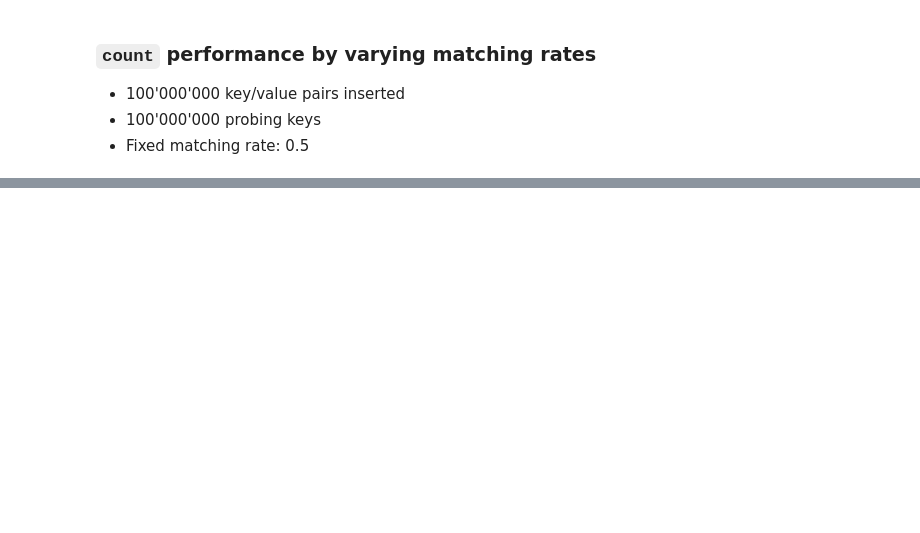
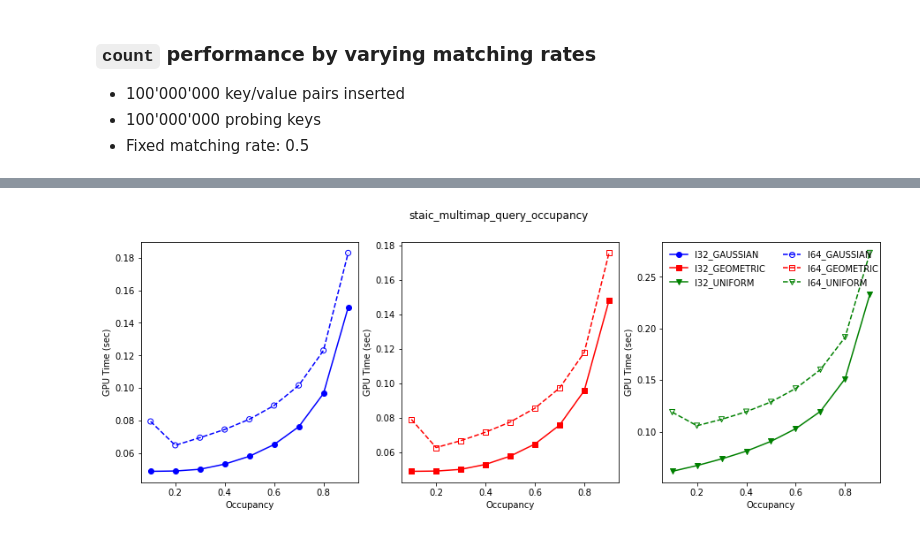
Before and after one commit to NVIDIA/cuCollections, a Jupyter notebook: benchmarks/analysis/notebooks/StaticMultimap.ipynb, the cells around one changed output, grey strips where cells are left out. Cells and saved outputs as stored; diff of their text form; code cells hidden in the pictures; blank space fills up the shorter version.

```diff
--- a/benchmarks/analysis/notebooks/StaticMultimap.ipynb
+++ b/benchmarks/analysis/notebooks/StaticMultimap.ipynb
@@ -259,0 +231,11 @@ for bm in unique_bms:
+# %%
+for bm in unique_bms:
+    flag = "staic_multimap_query_occupancy" == bm
+
+    if flag:
+        tmpdf = perfdf[perfdf["Benchmark"] == bm]
+
+        unique_labels = tmpdf["Label"].unique()
+        plot_dual_perf(bm, tmpdf, "Occupancy", unique_labels)
+# %% [output]
+[figure, added]
```
Also changed, not shown: parts of 23 cells of this notebook.
